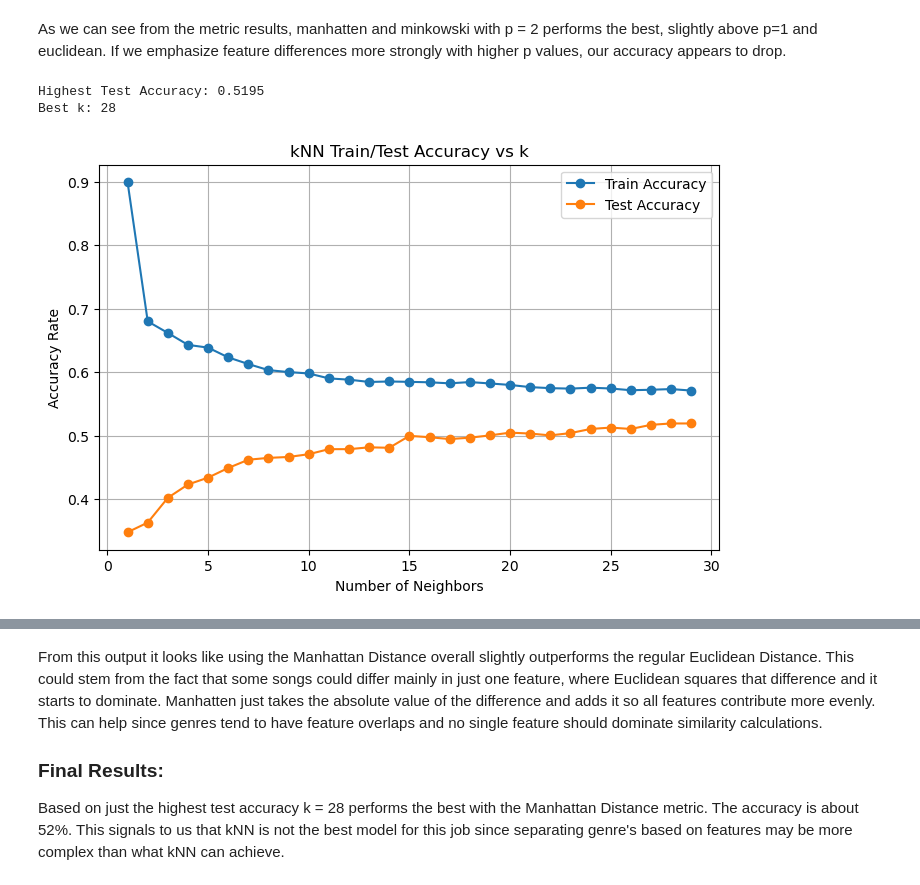
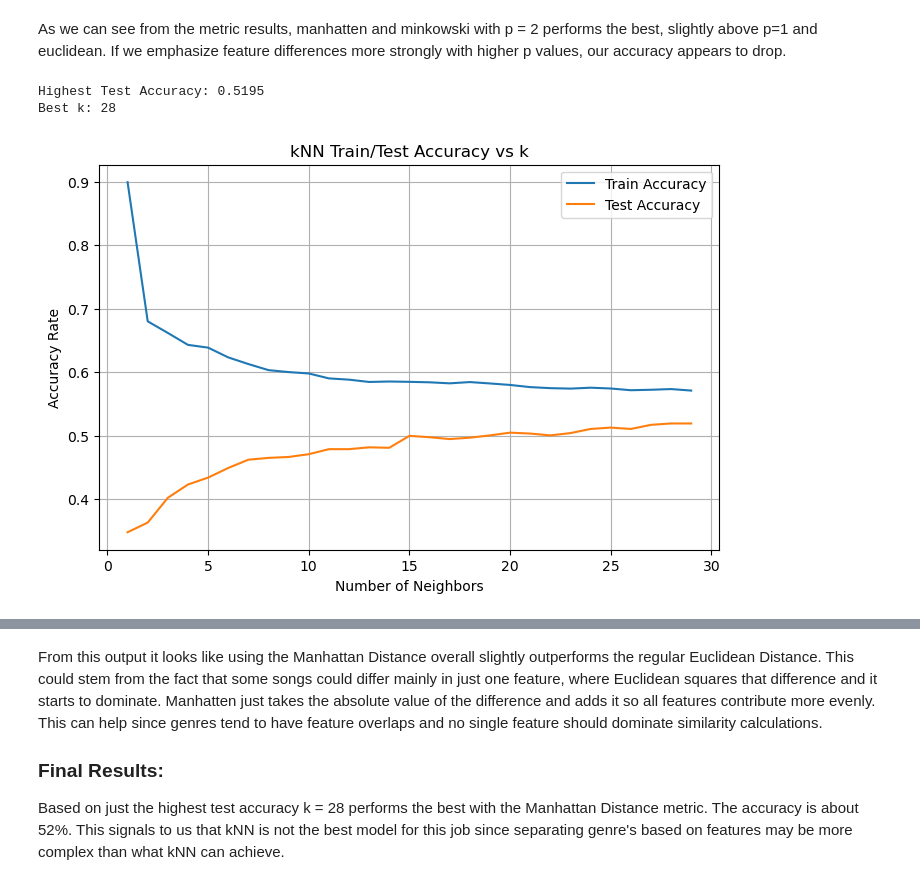
Before and after one commit to cooogus/ECS-171_Research_Project, a Jupyter notebook: models/kNN.ipynb, the cells around one changed output, grey strips where cells are left out. Saved outputs shown, nothing was run; the diff lists cells and outputs as text; code cells hidden in the pictures.

```diff
--- a/models/kNN.ipynb
+++ b/models/kNN.ipynb
@@ -187,33 +187,33 @@ for k in k_values:
     knn.fit(X_train, y_train)
 
     train_pred = knn.predict(X_train)
     test_pred = knn.predict(X_test)
 
     train_acc = accuracy_score(y_train, train_pred)
     test_acc = accuracy_score(y_test, test_pred)
 
     train_accs.append(train_acc)
     test_accs.append(test_acc)
 
 plt.figure(figsize=(8, 5))
-plt.plot(k_values, train_accs, marker='o', label='Train Accuracy')
-plt.plot(k_values, test_accs, marker='o', label='Test Accuracy')
+plt.plot(k_values, train_accs, label='Train Accuracy')
+plt.plot(k_values, test_accs, label='Test Accuracy')
 
 plt.title("kNN Train/Test Accuracy vs k")
 plt.xlabel("Number of Neighbors")
 plt.ylabel("Accuracy Rate")
 plt.legend()
 plt.grid(True)
 
 highest_acc = max(test_accs)
 
 best_k = k_values[test_accs.index(highest_acc)]
 
 print(f"Highest Test Accuracy: {highest_acc:.4f}")
 print(f"Best k: {best_k}")
 
 plt.show()
 # %% [output]
 Highest Test Accuracy: 0.5195
 Best k: 28
-[figure, old version]
+[figure, new version]
```
Also changed, not shown: parts of 3 cells of this notebook.
